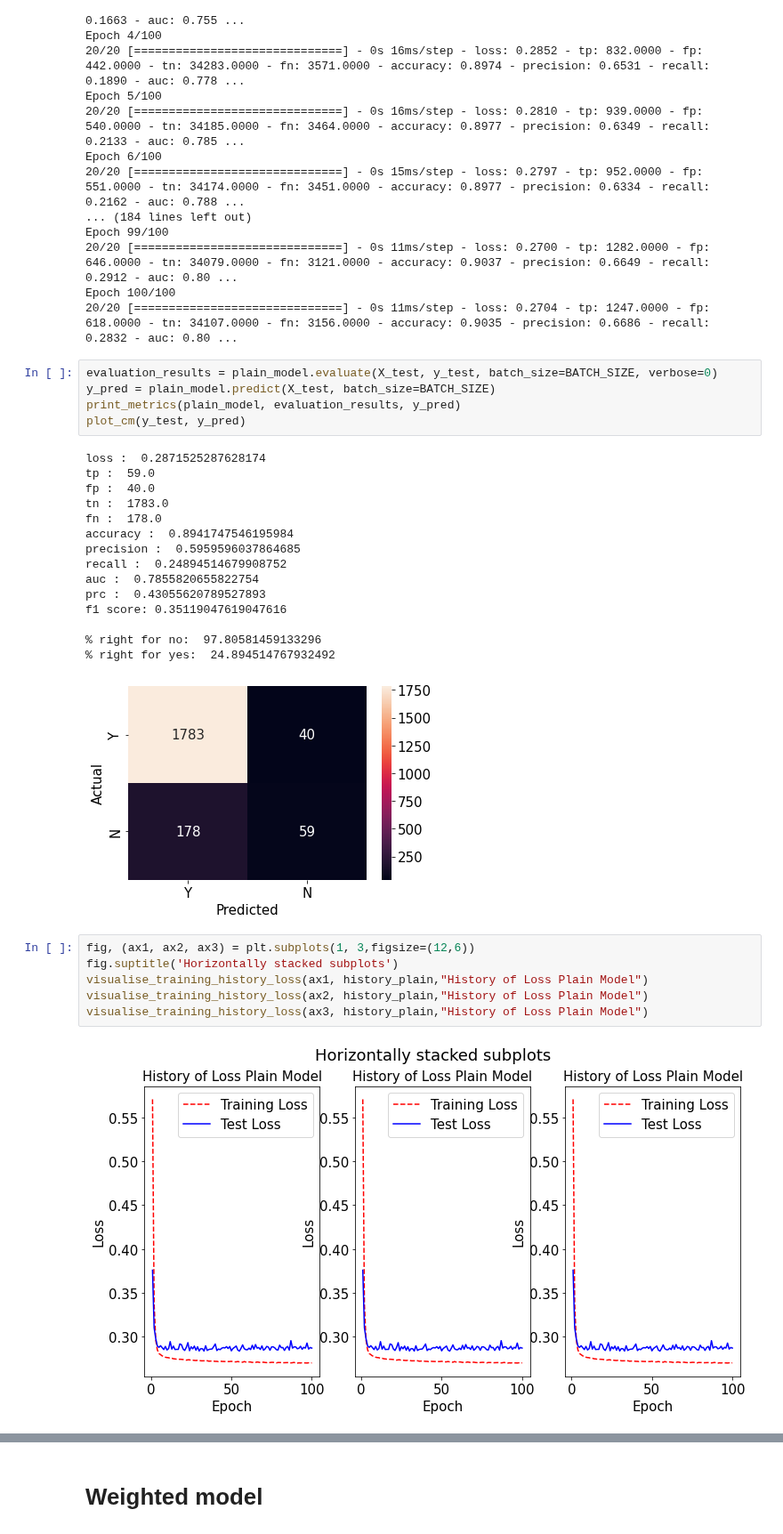
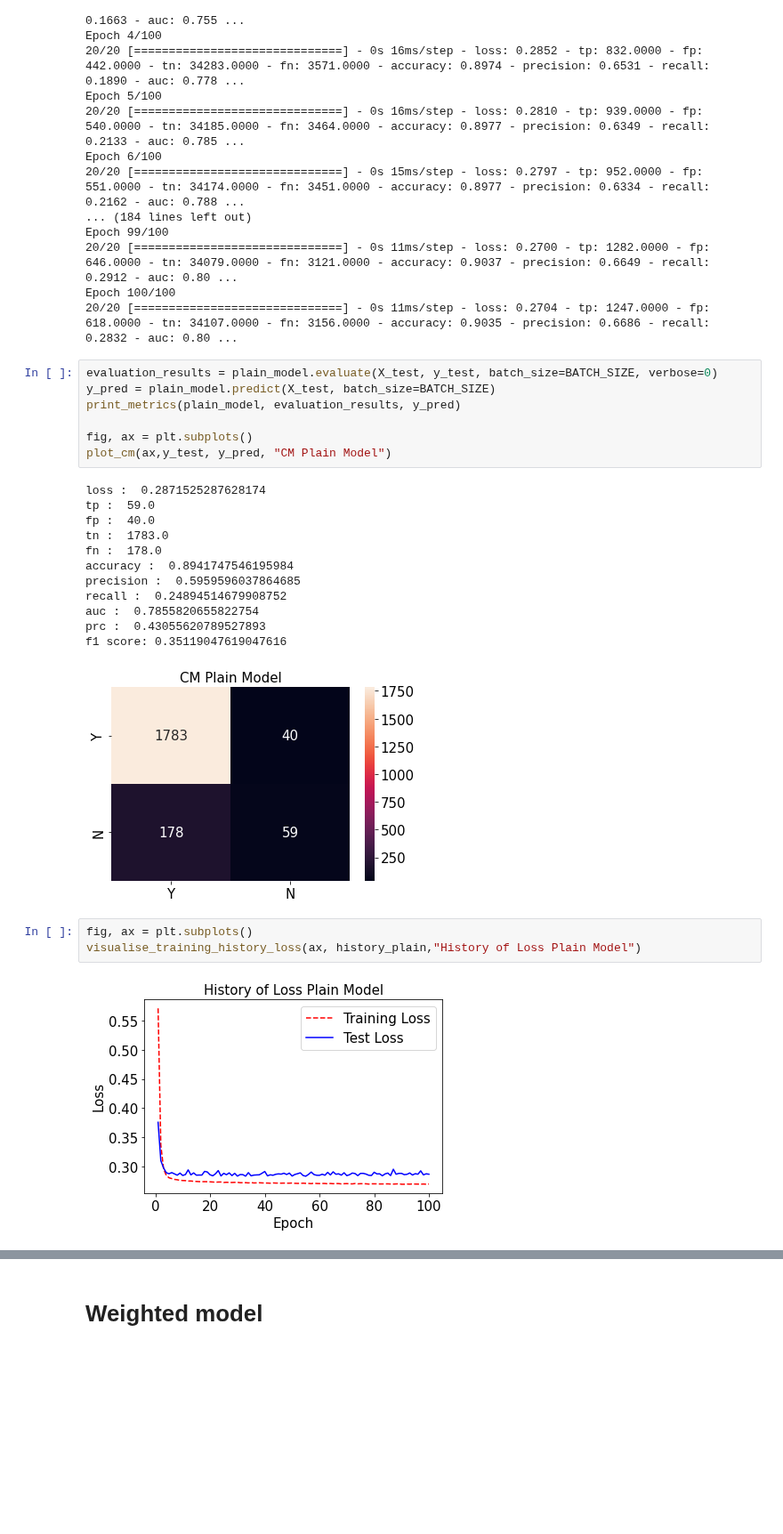
Before and after one commit to claredavies/MachineLearningCoursework, a Jupyter notebook: Assignment1/MLAssignment1KerrasUnbalancedData.ipynb, the cells around one changed output, grey strips where cells are left out. Shown at 89% size. Drawn from its saved outputs; the diff is of its cells as text; blank space fills up the shorter version.

```diff
--- a/Assignment1/MLAssignment1KerrasUnbalancedData.ipynb
+++ b/Assignment1/MLAssignment1KerrasUnbalancedData.ipynb
@@ -332,7 +331,9 @@ Epoch 100/100
 evaluation_results = plain_model.evaluate(X_test, y_test, batch_size=BATCH_SIZE, verbose=0)
 y_pred = plain_model.predict(X_test, batch_size=BATCH_SIZE)
 print_metrics(plain_model, evaluation_results, y_pred)
-plot_cm(y_test, y_pred)
+
+fig, ax = plt.subplots()
+plot_cm(ax,y_test, y_pred, "CM Plain Model")
 # %% [output]
 loss :  0.2871525287628174
 tp :  59.0
@@ -345,16 +346,10 @@ recall :  0.24894514679908752
 auc :  0.7855820655822754
 prc :  0.43055620789527893
 f1 score: 0.35119047619047616
-
-% right for no:  97.80581459133296
-% right for yes:  24.894514767932492
-[figure, old version]
+[figure, new version]
-# %%
-fig, (ax1, ax2, ax3) = plt.subplots(1, 3,figsize=(12,6))
-fig.suptitle('Horizontally stacked subplots')
-visualise_training_history_loss(ax1, history_plain,"History of Loss Plain Model")
-visualise_training_history_loss(ax2, history_plain,"History of Loss Plain Model")
-visualise_training_history_loss(ax3, history_plain,"History of Loss Plain Model")
-# %% [output]
-[figure, removed]
+# %%
+fig, ax = plt.subplots()
+visualise_training_history_loss(ax, history_plain,"History of Loss Plain Model")
+# %% [output]
+[figure, added]
 # %%
```
Also changed, not shown: parts of 12 cells of this notebook.
